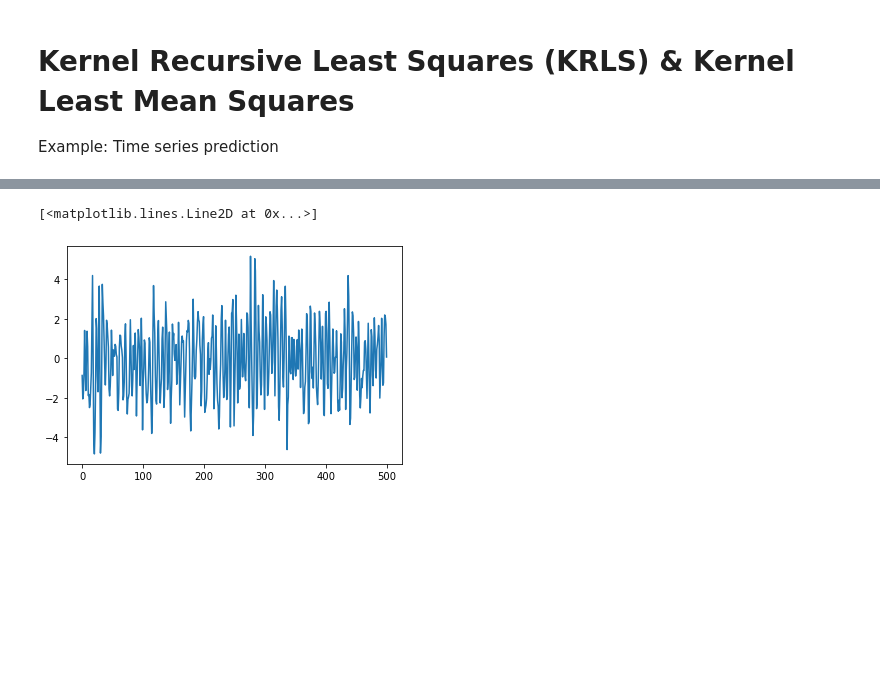
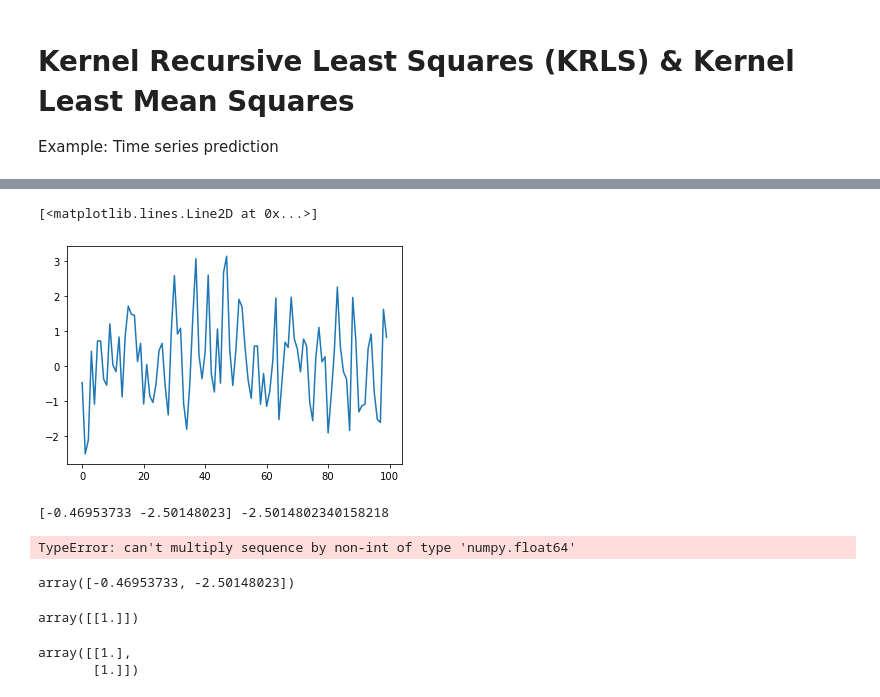
Before and after one commit to cjfelixx/machine-learning-graduate-research, a Jupyter notebook: KernelRecursiveLeastSquares/kernelLeastSquares.ipynb, the cells around one changed output, grey strips where cells are left out. Cells and saved outputs as stored; diff of their text form; code cells hidden in the pictures; blank space fills up the shorter version.

Commit message:
Implemented KNLMS example

```diff
--- a/KernelRecursiveLeastSquares/kernelLeastSquares.ipynb
+++ b/KernelRecursiveLeastSquares/kernelLeastSquares.ipynb
@@ -8,20 +8,17 @@ Example: Time series prediction
 import numpy as np
 import matplotlib.pyplot as plt
 # %%
-N = 500
+num_data = 100
 
 # AWGN
-v = np.random.normal(0,1,N)
-# Initial conditoins
-d =[0.1, 0.1]
+v = np.random.normal(0,1,num_data)
 
-d[0] = d[0] + v[0]
-d[1] = d[1] + v[1]
+# Initial conditions
+d_true =[0.1 , 0.1]
+d = [d_true[0] + v[0], d_true[1] + v[1]]
 
-# Discrete time system
-for k in range(2,N):
-#     print(d[k-1])
-    d.append((0.8 - 0.5 * np.exp(-(d[k-1]**2)))*d[k-1]
-             - (0.3 + np.exp(-(d[k-1]**2)))*d[k-2]
-             + 0.1*np.sin(np.pi*d[k-1])
-            + v[k])
+# Grab new data
+new_d_true = lambda d: d.append((0.8 - 0.5 * np.exp(-(d[-1]**2)))*d[-1] - (0.3 + np.exp(-(d[-1]**2)))*d[-2] + 0.1*np.sin(np.pi*d[-1]))
+for i in range(2,num_data):
+    new_d_true(d_true)
+    d.append(d_true[-1] + v[i])
@@ -28,8 +30,8 @@ for k in range(2,N):
 # %%
-plt.plot(list(range(N)),d)
+plt.plot(range(len(d)),d)
 # %% [output]
 [<matplotlib.lines.Line2D at 0x...>]
-[figure, old version]
+[figure, new version]
 # %%
 # KRLS
 
@@ -41,5 +43,49 @@ plt.plot(list(range(N)),d)
 # easy to evaluate
 
 # for this demonstration we will be utilizing the guassian kernel function
-def gaussianKernelFunction(x,y):
-    return 0
+# Kernel from Richard Paper
+
+gauss_kernel = lambda u_i,u_j: np.exp(-3.73 * ((np.linalg.norm(u_i - u_j))**2))
+nmse = lambda D_n, Phi_n: np.sum((D_n - Phi_n)**2)
+
+mse_KNLMS = []
+step_size = 10e-1
+reg_coeff = 10e-1
+threshold = 0.05
+
+h = [] # column vector
+
+# Initialization
+m = 1
+alpha = np.array([[0]])
+u = np.array([d[0],d[1]])
+
+dictionary = np.array([u])
+h = np.array([[gauss_kernel(u,dictionary)]])
+
+for n in range(1, num_data):
+    u_n = np.array([d[n-1],d[n]])
+    d_n = np.array(d[n])
+
+    if np.max([gauss_kernel(u_n,dictionary[j]) for j in range(len(dictionary))]) <= threshold:
+        m += 1
+        dictionary = np.append(dictionary, u_n, axis=0)
+        h = np.array([gauss_kernel(u_n,dictionary[j]) for j in range(len(dictionary))])
+        alpha = np.append(alpha, [[0]], axis=0)
+
+
+    h = np.array([gauss_kernel(u_n,dictionary[j]) for j in range(len(dictionary))])
+    alpha = np.append(alpha, alpha[-1] + (step_size/(reg_coeff + np.linalg.norm(h)**2))*(d - h @ alpha) @ h)
+# %% [output]
+[-0.46953733 -2.50148023] -2.5014802340158218
+TypeError: can't multiply sequence by non-int of type 'numpy.float64'
+# %%
+u_n = np.array([d[n-1],d[n]])
+u_n
+# %% [output]
+array([-0.46953733, -2.50148023])
+# %%
+h = np.array([[gauss_kernel(u,dictionary)]])
+h
+# %% [output]
+array([[1.]])
@@ -45,0 +94,5 @@ def gaussianKernelFunction(x,y):
+# %%
+h
+# %% [output]
+array([[1.],
+       [1.]])
```
Also changed, not shown: parts of 2 cells of this notebook, 1 other file.
